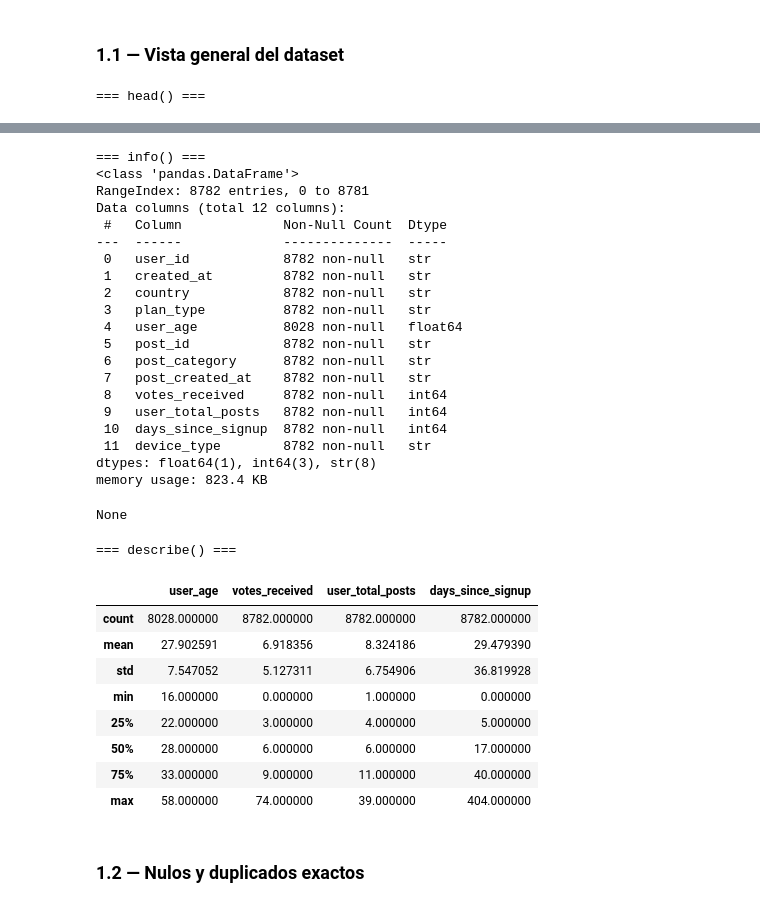
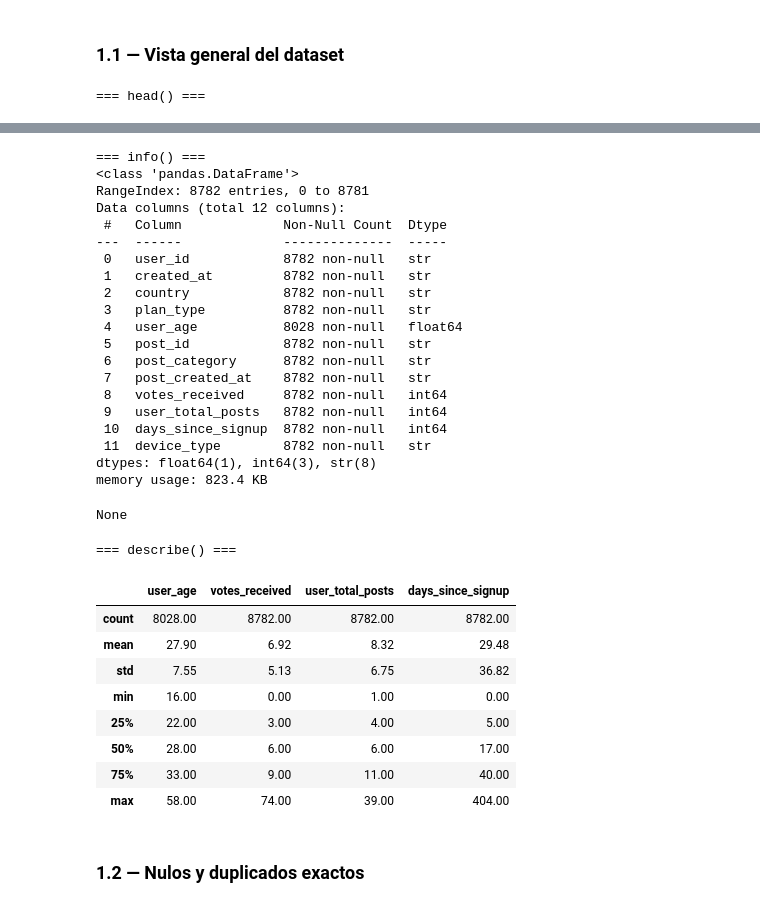
Before and after one commit to da21nny/The_Huddle_Challenge_9_CodePro_4, a Jupyter notebook: challenge_9.ipynb, the cells around one changed output, grey strips where cells are left out. Drawn from its saved outputs; the diff is of its cells as text; code cells hidden in the pictures.

Commit message:
refactor: round descriptive statistics and update execution metadata in challenge_9.ipynb

```diff
--- a/challenge_9.ipynb
+++ b/challenge_9.ipynb
@@ -29,46 +29,46 @@ print("\n=== info() ===")
 display(df.info())
 
 print("\n=== describe() ===")
-display(df.describe())
+display(df.describe().round(2))
 # %% [output]
 === head() ===
 |  | user_id | created_at | country | plan_type | user_age | post_id | post_category | post_created_at | ... |
 | 0 | U01988 | 2025-02-18T02:07:44 | PY | pro | 26.0 | P0008515 | sport | 2025-05-07T20:55:28 | ... |
 | 1 | U00236 | 2025-06-22T07:49:10 | BR | free | 27.0 | P0001023 | tech | 2025-09-13T20:31:06 | ... |
 | 2 | U00791 | 2024-02-12T02:45:45 | CL | free | 28.0 | P0003405 | tech | 2024-02-14T05:17:48 | ... |
 | 3 | U01522 | 2024-09-22T07:06:50 | US | free | 16.0 | P0006524 | finance | 2024-09-24T07:51:34 | ... |
 | 4 | U01092 | 2025-07-18T02:27:52 | PY | free | NaN | P0004665 | education | 2025-07-24T04:56:56 | ... |
 === info() ===
 <class 'pandas.DataFrame'>
 RangeIndex: 8782 entries, 0 to 8781
 Data columns (total 12 columns):
  #   Column             Non-Null Count  Dtype
 ---  ------             --------------  -----
  0   user_id            8782 non-null   str
  1   created_at         8782 non-null   str
  2   country            8782 non-null   str
  3   plan_type          8782 non-null   str
  4   user_age           8028 non-null   float64
  5   post_id            8782 non-null   str
  6   post_category      8782 non-null   str
  7   post_created_at    8782 non-null   str
  8   votes_received     8782 non-null   int64
  9   user_total_posts   8782 non-null   int64
  10  days_since_signup  8782 non-null   int64
  11  device_type        8782 non-null   str
 dtypes: float64(1), int64(3), str(8)
 memory usage: 823.4 KB
 None
 === describe() ===
 |  | user_age | votes_received | user_total_posts | days_since_signup |
-| count | 8028.000000 | 8782.000000 | 8782.000000 | 8782.000000 |
-| mean | 27.902591 | 6.918356 | 8.324186 | 29.479390 |
-| std | 7.547052 | 5.127311 | 6.754906 | 36.819928 |
-| min | 16.000000 | 0.000000 | 1.000000 | 0.000000 |
-| 25% | 22.000000 | 3.000000 | 4.000000 | 5.000000 |
-| 50% | 28.000000 | 6.000000 | 6.000000 | 17.000000 |
-| 75% | 33.000000 | 9.000000 | 11.000000 | 40.000000 |
-| max | 58.000000 | 74.000000 | 39.000000 | 404.000000 |
+| count | 8028.00 | 8782.00 | 8782.00 | 8782.00 |
+| mean | 27.90 | 6.92 | 8.32 | 29.48 |
+| std | 7.55 | 5.13 | 6.75 | 36.82 |
+| min | 16.00 | 0.00 | 1.00 | 0.00 |
+| 25% | 22.00 | 3.00 | 4.00 | 5.00 |
+| 50% | 28.00 | 6.00 | 6.00 | 17.00 |
+| 75% | 33.00 | 9.00 | 11.00 | 40.00 |
+| max | 58.00 | 74.00 | 39.00 | 404.00 |
 # %% [markdown]
 ### 1.2 — Nulos y duplicados exactos
 # %%
```
Also changed, not shown: parts of 5 cells of this notebook.
